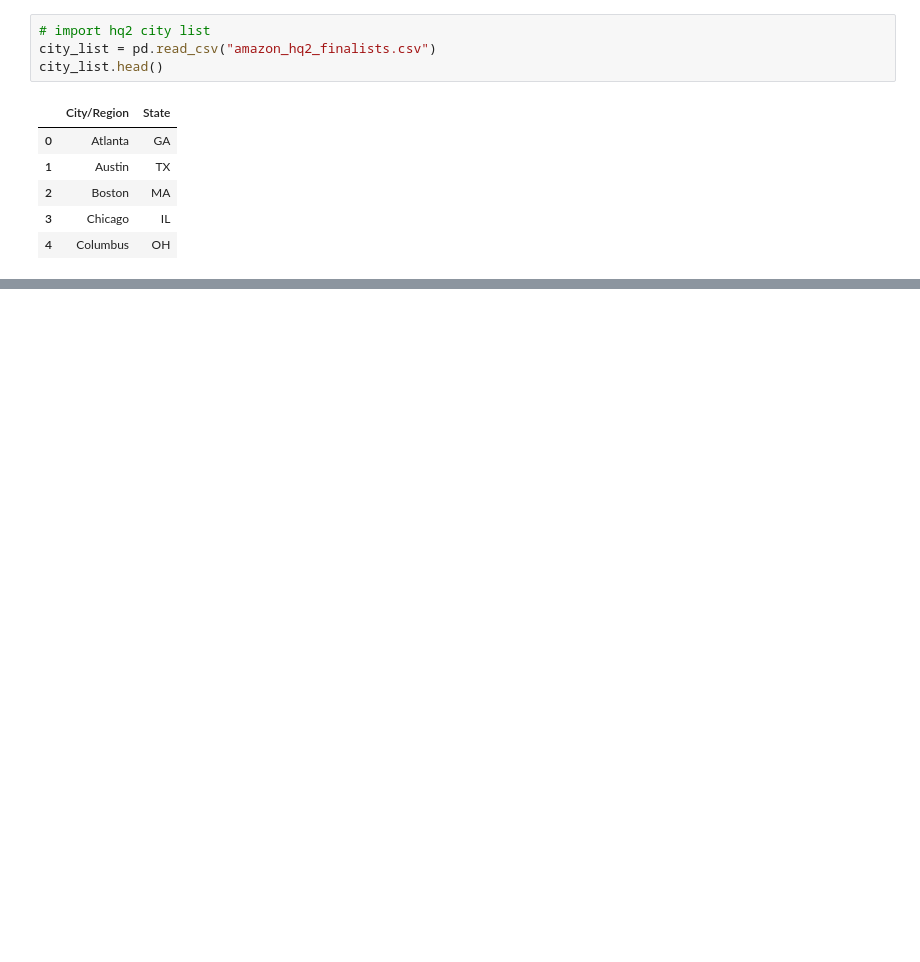
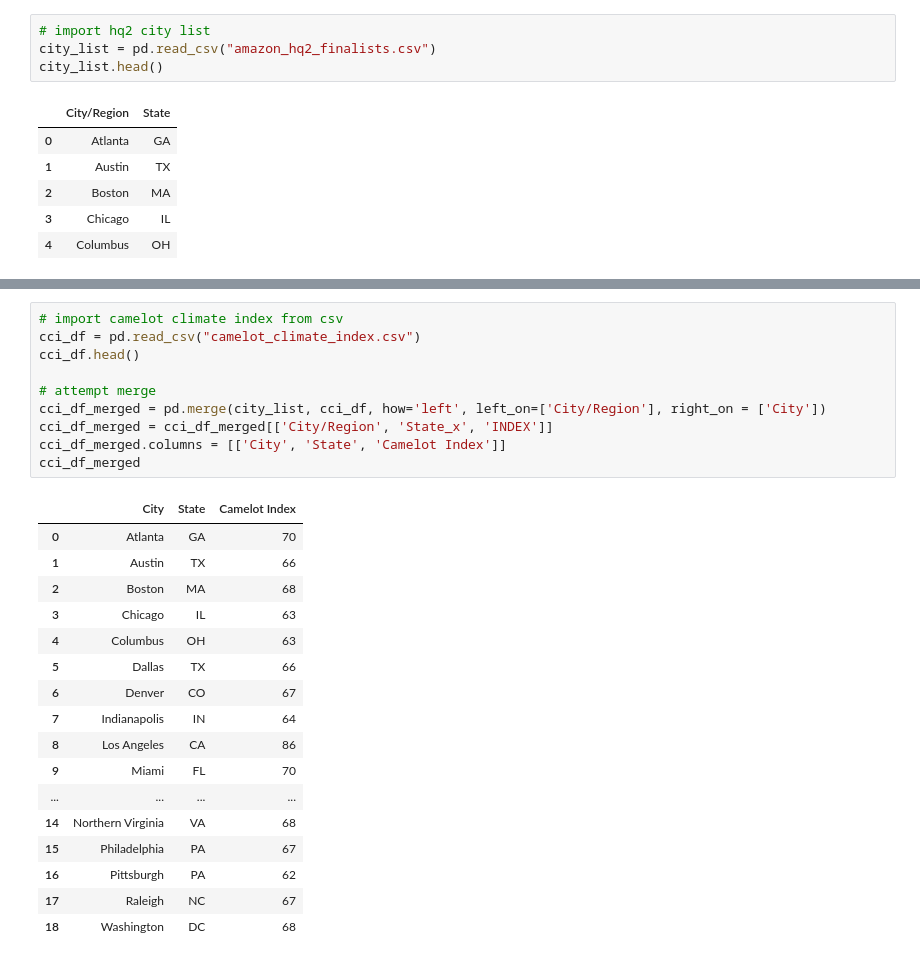
Before and after one commit to APK500/project-one, a Jupyter notebook: re_col_wip.ipynb, the cells around one changed output, grey strips where cells are left out. Saved outputs shown, nothing was run; the diff lists cells and outputs as text; blank space fills up the shorter version.

```diff
--- a/re_col_wip.ipynb
+++ b/re_col_wip.ipynb
@@ -93,0 +199,28 @@ merged_df
+# %%
+# import camelot climate index from csv
+cci_df = pd.read_csv("camelot_climate_index.csv")
+cci_df.head()
+
+# attempt merge
+cci_df_merged = pd.merge(city_list, cci_df, how='left', left_on=['City/Region'], right_on = ['City'])
+cci_df_merged = cci_df_merged[['City/Region', 'State_x', 'INDEX']]
+cci_df_merged.columns = [['City', 'State', 'Camelot Index']]
+cci_df_merged
+# %% [output]
+|  | City | State | Camelot Index |
+| 0 | Atlanta | GA | 70 |
+| 1 | Austin | TX | 66 |
+| 2 | Boston | MA | 68 |
+| 3 | Chicago | IL | 63 |
+| 4 | Columbus | OH | 63 |
+| 5 | Dallas | TX | 66 |
+| 6 | Denver | CO | 67 |
+| 7 | Indianapolis | IN | 64 |
+| 8 | Los Angeles | CA | 86 |
+| 9 | Miami | FL | 70 |
+| ... | ... | ... | ... |
+| 14 | Northern Virginia | VA | 68 |
+| 15 | Philadelphia | PA | 67 |
+| 16 | Pittsburgh | PA | 62 |
+| 17 | Raleigh | NC | 67 |
+| 18 | Washington | DC | 68 |
```
Also changed, not shown: parts of 7 cells of this notebook, 7 other files.
